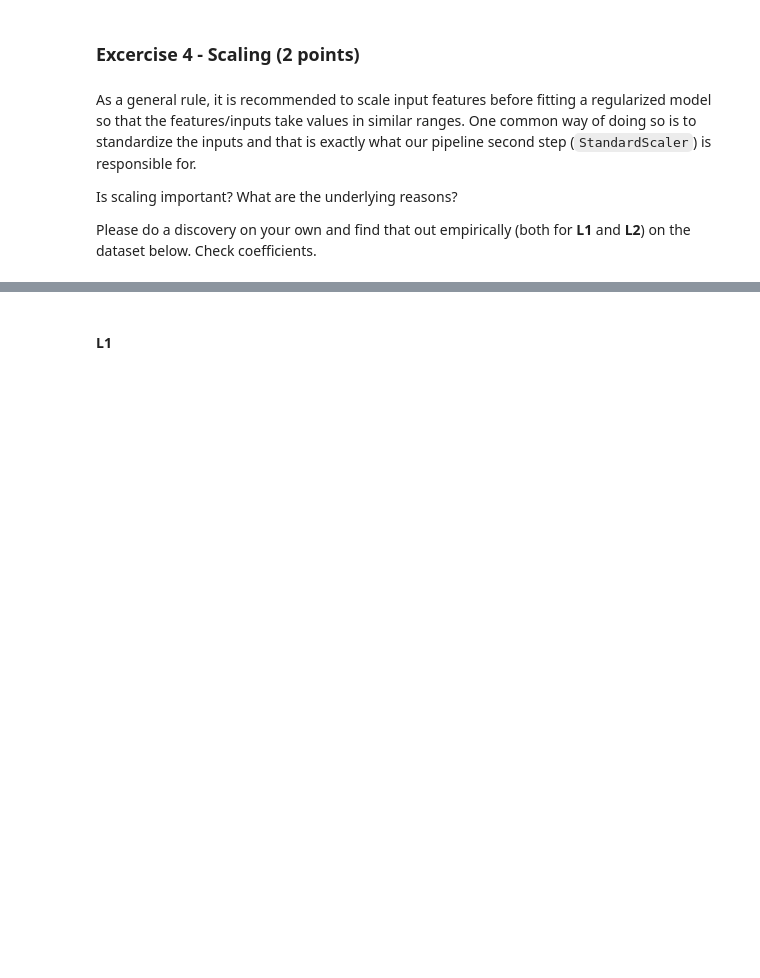
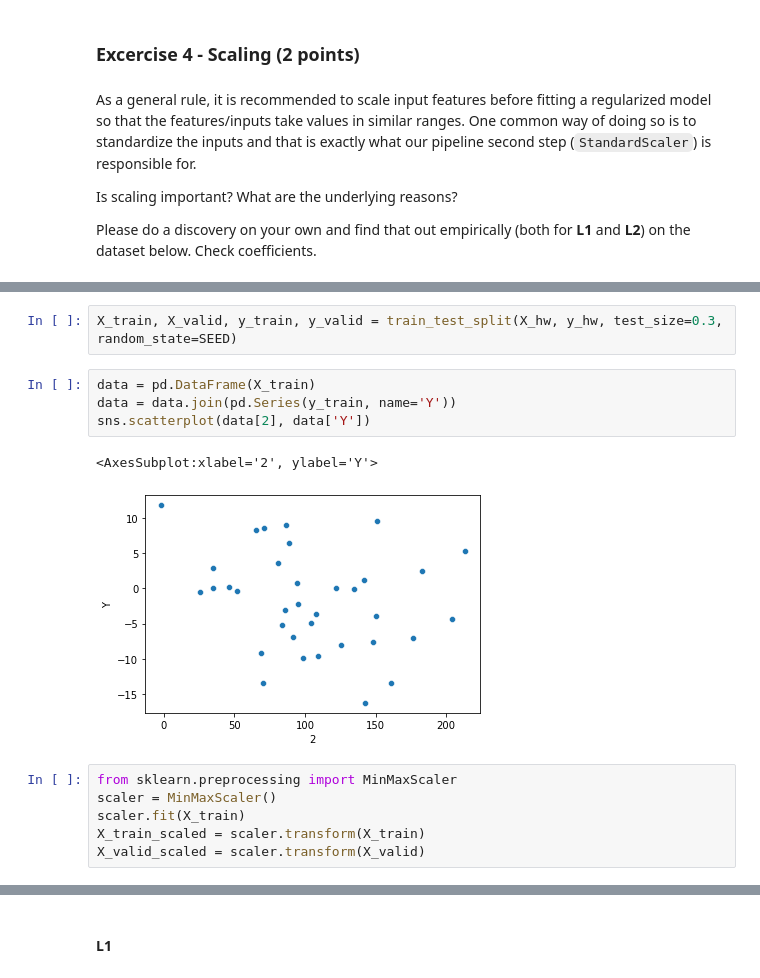
Before and after one commit to mamont79/04_Ov_Reg, a Jupyter notebook: overfitting_regularization.ipynb, the cells around one changed output, grey strips where cells are left out. Saved outputs shown, nothing was run; the diff lists cells and outputs as text; blank space fills up the shorter version.

```diff
--- a/overfitting_regularization.ipynb
+++ b/overfitting_regularization.ipynb
@@ -551,0 +552,15 @@ for i in range(X_hw.shape[1]):
+# %%
+X_train, X_valid, y_train, y_valid = train_test_split(X_hw, y_hw, test_size=0.3, random_state=SEED)
+# %%
+data = pd.DataFrame(X_train)
+data = data.join(pd.Series(y_train, name='Y'))
+sns.scatterplot(data[2], data['Y'])
+# %% [output]
+<AxesSubplot:xlabel='2', ylabel='Y'>
+[figure, added]
+# %%
+from sklearn.preprocessing import MinMaxScaler
+scaler = MinMaxScaler()
+scaler.fit(X_train)
+X_train_scaled = scaler.transform(X_train)
+X_valid_scaled = scaler.transform(X_valid)
```
Also changed, not shown: parts of 18 cells of this notebook.
